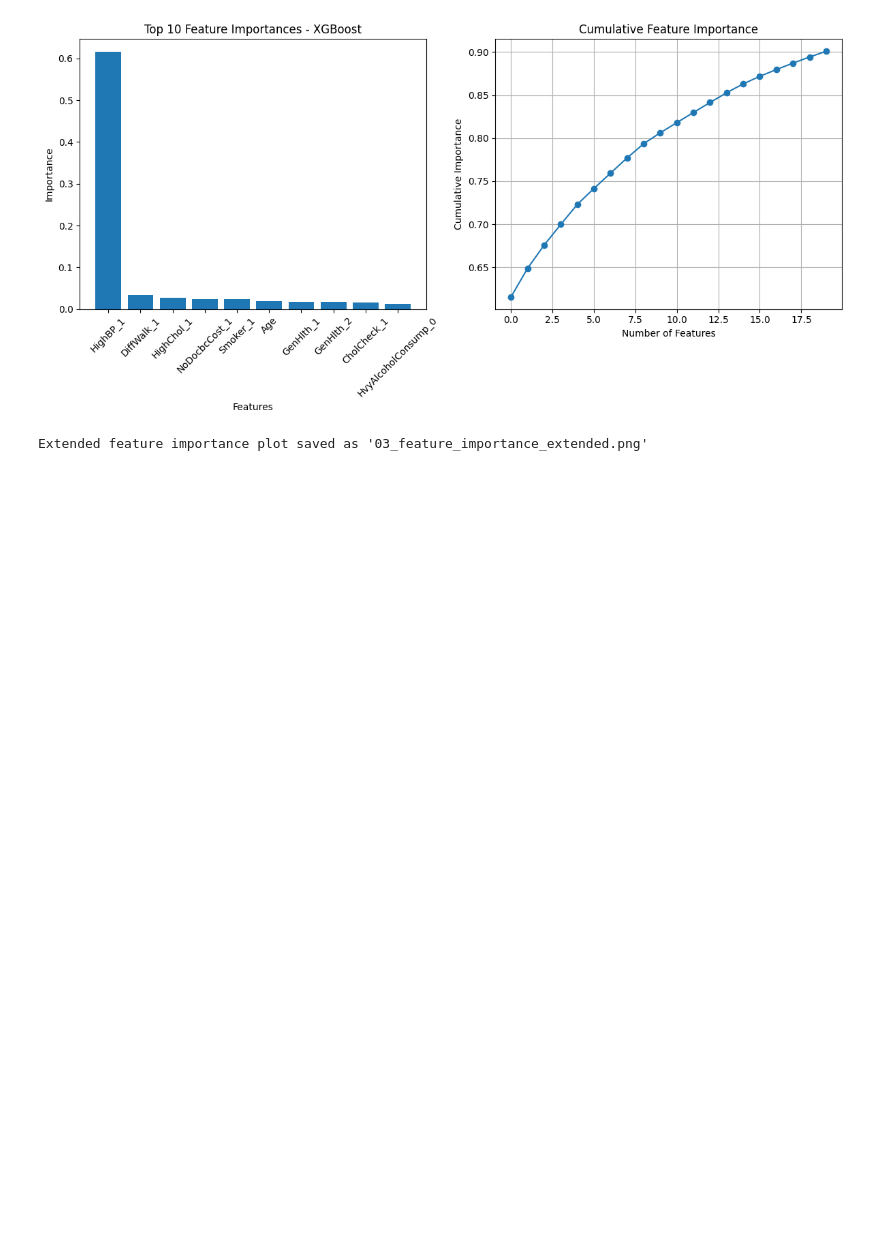
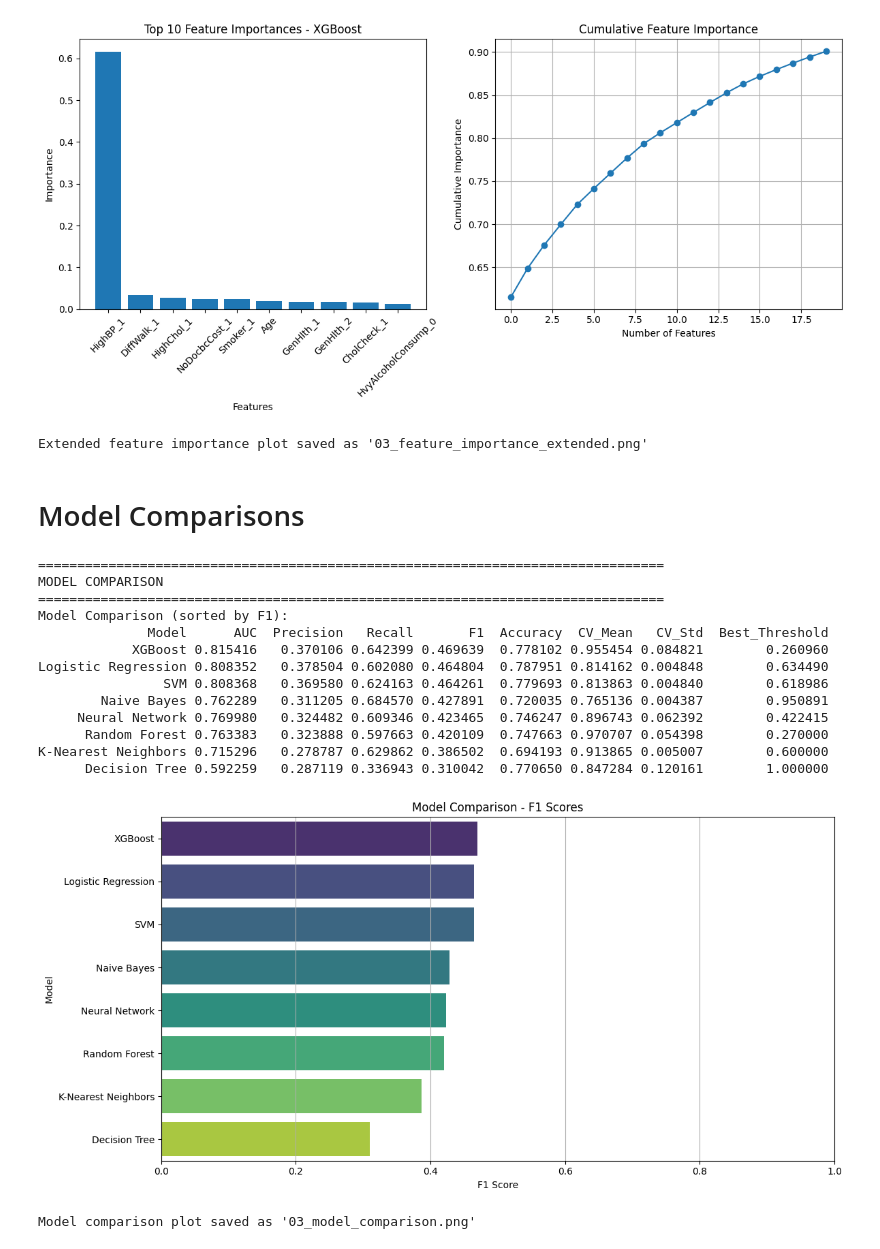
Before and after one commit to eyyuboeztuerk-arch/DPP-Stackfuel-Data-Science-Projekt, a Jupyter notebook: notebooks/03_modeling.ipynb, the cells around one changed output. Drawn from its saved outputs; the diff is of its cells as text; code cells hidden in the pictures; blank space fills up the shorter version.

Commit message:
add model comparisons in 03_modeling.ipynb

```diff
--- a/notebooks/03_modeling.ipynb
+++ b/notebooks/03_modeling.ipynb
@@ -691,3 +699,57 @@ Top 10 Most Important Features:
 10. HvyAlcoholConsump_0           : 0.0127
 [figure]
 Extended feature importance plot saved as '03_feature_importance_extended.png'
+# %% [markdown]
+# Model Comparisons
+# %%
+# ============================================================================
+# 9. MODEL COMPARISON
+# ============================================================================
+print("\n" + "="*80)
+print("MODEL COMPARISON")
+print("="*80)
+
+comparison_data = []
+for name, results in model_results.items():
+    comparison_data.append({
+        'Model': name,
+        'AUC': results['auc'],
+        'Precision': results['precision'],
+        'Recall': results['recall'],
+        'F1': results['f1'],
+        'Accuracy': results['accuracy'],
+        'CV_Mean': results['cv_mean'],
+        'CV_Std': results['cv_std'],
+        'Best_Threshold': results['best_threshold']
+    })
+
+comparison_df = pd.DataFrame(comparison_data).sort_values('F1', ascending=False)
+print("Model Comparison (sorted by F1):")
+print(comparison_df.to_string(index=False))
+
+plt.figure(figsize=(12, 6))
+sns.barplot(data=comparison_df, x='F1', y='Model', palette='viridis')
+plt.title('Model Comparison - F1 Scores')
+plt.xlabel('F1 Score')
+plt.xlim(0, 1)
+plt.grid(True, axis='x')
+plt.tight_layout()
+plt.savefig('03_model_comparison.png', dpi=300, bbox_inches='tight')
+plt.show()
+print("Model comparison plot saved as '03_model_comparison.png'")
+# %% [output]
+================================================================================
+MODEL COMPARISON
+================================================================================
+Model Comparison (sorted by F1):
+              Model      AUC  Precision   Recall       F1  Accuracy  CV_Mean   CV_Std  Best_Threshold
+            XGBoost 0.815416   0.370106 0.642399 0.469639  0.778102 0.955454 0.084821        0.260960
+Logistic Regression 0.808352   0.378504 0.602080 0.464804  0.787951 0.814162 0.004848        0.634490
+                SVM 0.808368   0.369580 0.624163 0.464261  0.779693 0.813863 0.004840        0.618986
+        Naive Bayes 0.762289   0.311205 0.684570 0.427891  0.720035 0.765136 0.004387        0.950891
+     Neural Network 0.769980   0.324482 0.609346 0.423465  0.746247 0.896743 0.062392        0.422415
+      Random Forest 0.763383   0.323888 0.597663 0.420109  0.747663 0.970707 0.054398        0.270000
+K-Nearest Neighbors 0.715296   0.278787 0.629862 0.386502  0.694193 0.913865 0.005007        0.600000
+      Decision Tree 0.592259   0.287119 0.336943 0.310042  0.770650 0.847284 0.120161        1.000000
+[figure, added]
+Model comparison plot saved as '03_model_comparison.png'
```
Also changed, not shown: parts of 2 cells of this notebook.
